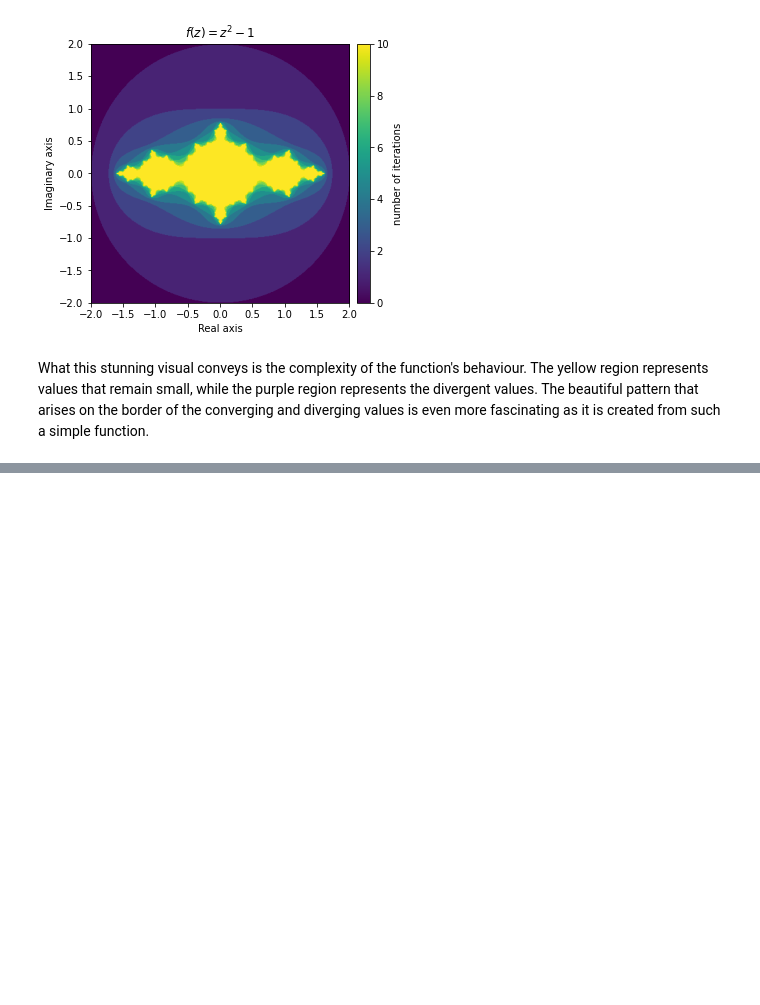
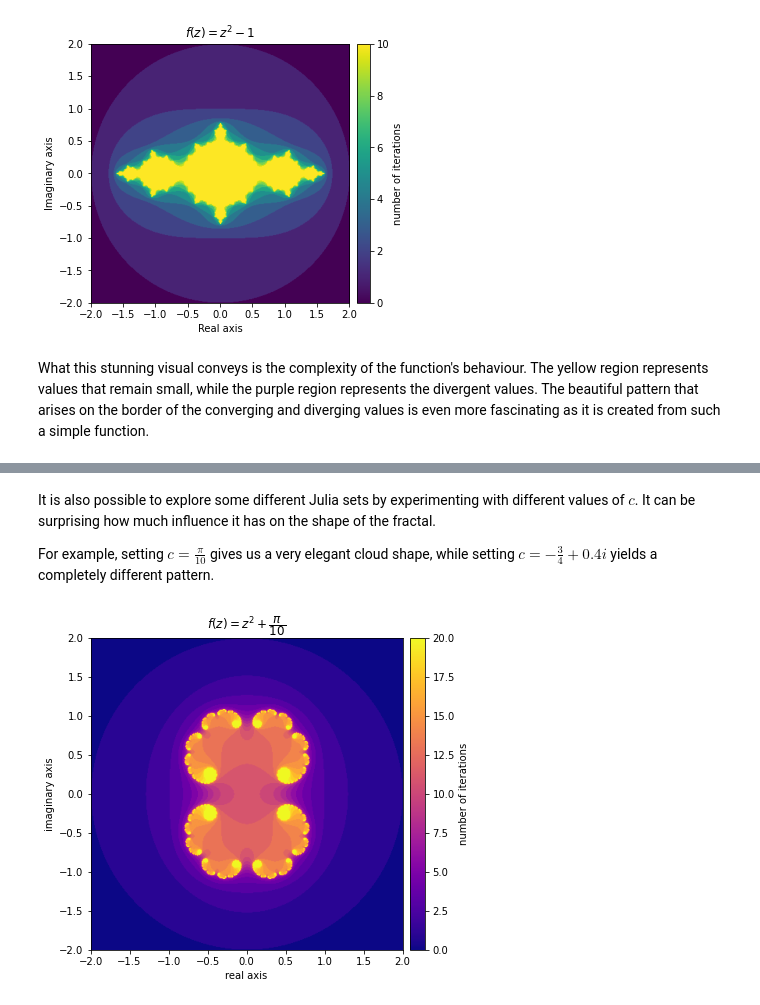
Before and after one commit to rifatrakib/practical-numpy, a Jupyter notebook: fractals.ipynb, the cells around one changed output, grey strips where cells are left out. Drawn from its saved outputs; the diff is of its cells as text; code cells hidden in the pictures; blank space fills up the shorter version.

```diff
--- a/fractals.ipynb
+++ b/fractals.ipynb
@@ -192,0 +241,10 @@ What this stunning visual conveys is the complexity of the function's behaviour.
+# %% [markdown]
+It is also possible to explore some different Julia sets by experimenting with different values of $c$. It can be surprising how much influence it has on the shape of the fractal.
+
+For example, setting $c = \frac{\pi}{10}$ gives us a very elegant cloud shape, while setting $c = -\frac{3}{4} + 0.4i$ yields a completely different pattern.
+# %%
+output = julia(mesh, c=np.pi/10, num_iter=20)
+kwargs = {"title": "f(z) = z^2 + \dfrac{\pi}{10}", "cmap": "plasma"}
+plot_fractal(output, **kwargs)
+# %% [output]
+[figure, added]
```
Also changed, not shown: parts of 10 cells of this notebook.
